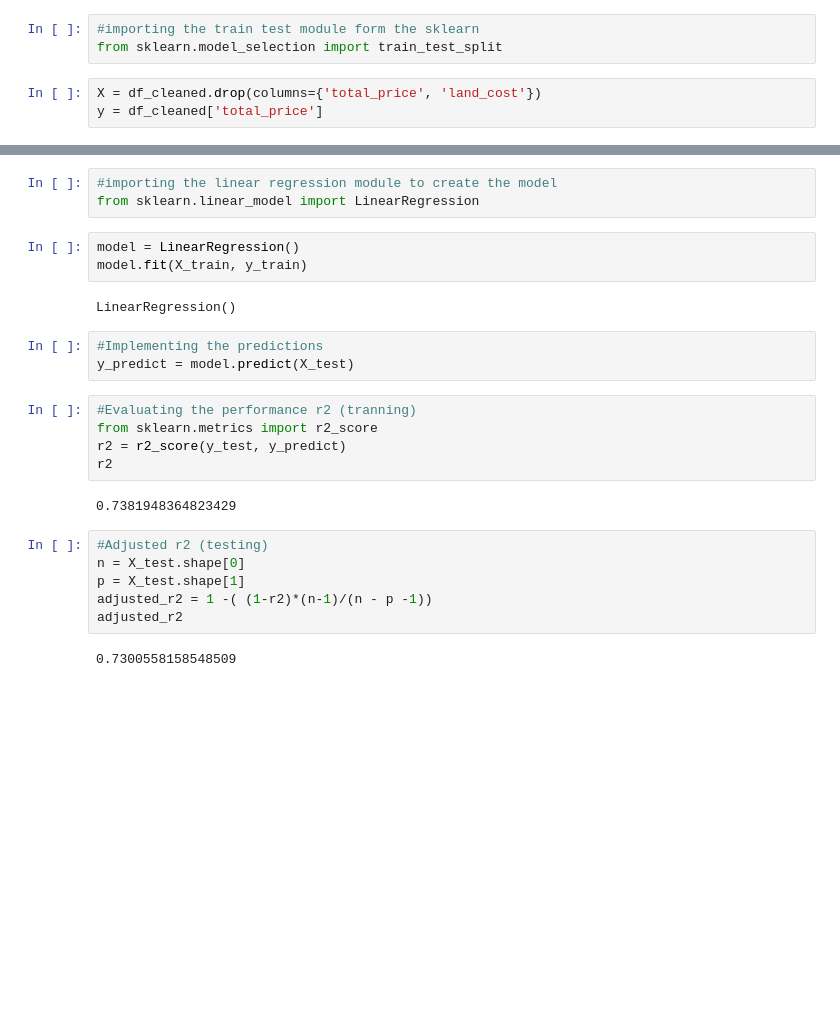
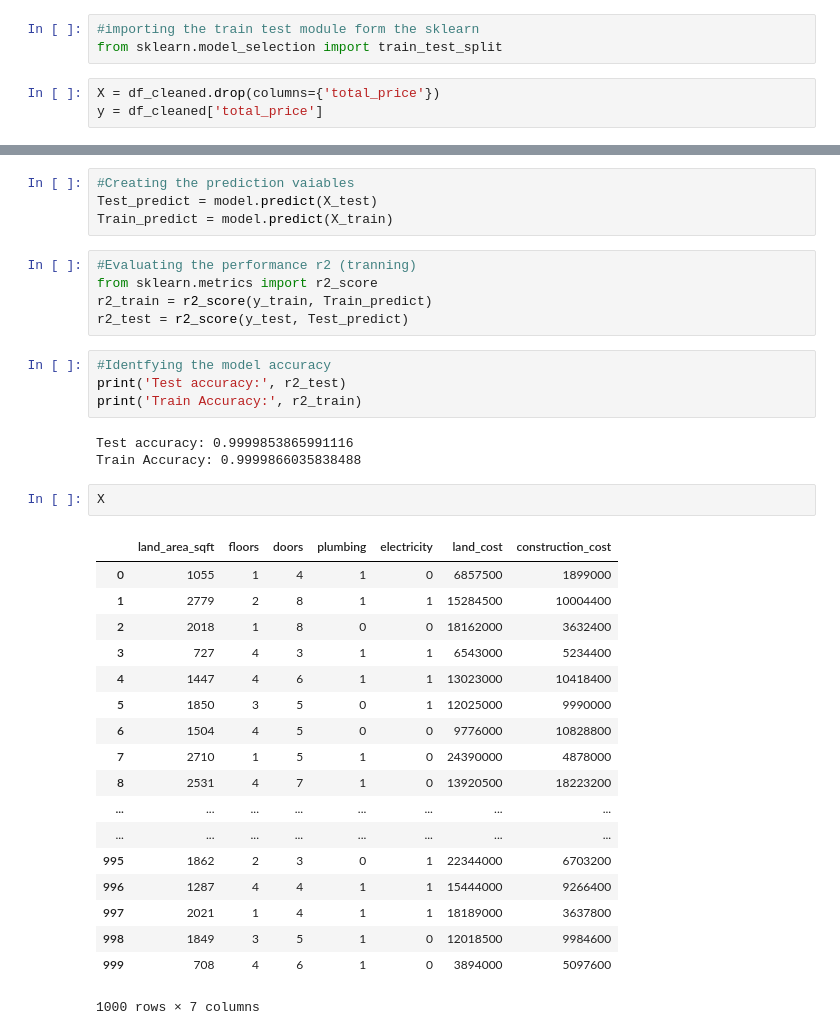
Before and after one commit to Limbu-Unish/Real_State_Prediction, a Jupyter notebook: Real_state_price_predection.ipynb, the cells around one changed output, grey strips where cells are left out. Saved outputs shown, nothing was run; the diff lists cells and outputs as text; blank space fills up the shorter version.

```diff
--- a/Real_state_price_predection.ipynb
+++ b/Real_state_price_predection.ipynb
@@ -289,7 +299,7 @@ df_cleaned
 #importing the train test module form the sklearn
 from sklearn.model_selection import train_test_split
 # %%
-X = df_cleaned.drop(columns={'total_price', 'land_cost'})
+X = df_cleaned.drop(columns={'total_price'})
 y = df_cleaned['total_price']
 # %%
 X_train, X_test, y_train, y_test = train_test_split(X, y, test_size=0.2, random_state=42)
@@ -296,26 +316,37 @@ X_train, X_test, y_train, y_test = train_test_split(X, y, test_size=0.2, random_
-# %%
-#importing the linear regression module to create the model
-from sklearn.linear_model import LinearRegression
-# %%
-model = LinearRegression()
-model.fit(X_train, y_train)
-# %% [output]
-LinearRegression()
 # %%
-#Implementing the predictions
-y_predict = model.predict(X_test)
+#Creating the prediction vaiables
+Test_predict = model.predict(X_test)
+Train_predict = model.predict(X_train)
 # %%
 #Evaluating the performance r2 (tranning)
 from sklearn.metrics import r2_score
-r2 = r2_score(y_test, y_predict)
-r2
+r2_train = r2_score(y_train, Train_predict)
+r2_test = r2_score(y_test, Test_predict)
-# %% [output]
-0.7381948364823429
 # %%
-#Adjusted r2 (testing)
-n = X_test.shape[0]
-p = X_test.shape[1]
-adjusted_r2 = 1 -( (1-r2)*(n-1)/(n - p -1))
-adjusted_r2
+#Identfying the model accuracy
+print('Test accuracy:', r2_test)
+print('Train Accuracy:', r2_train)
 # %% [output]
-0.7300558158548509
+Test accuracy: 0.9999853865991116
+Train Accuracy: 0.9999866035838488
+# %%
+X
+# %% [output]
+|  | land_area_sqft | floors | doors | plumbing | electricity | land_cost | construction_cost |
+| 0 | 1055 | 1 | 4 | 1 | 0 | 6857500 | 1899000 |
+| 1 | 2779 | 2 | 8 | 1 | 1 | 15284500 | 10004400 |
+| 2 | 2018 | 1 | 8 | 0 | 0 | 18162000 | 3632400 |
+| 3 | 727 | 4 | 3 | 1 | 1 | 6543000 | 5234400 |
+| 4 | 1447 | 4 | 6 | 1 | 1 | 13023000 | 10418400 |
+| 5 | 1850 | 3 | 5 | 0 | 1 | 12025000 | 9990000 |
+| 6 | 1504 | 4 | 5 | 0 | 0 | 9776000 | 10828800 |
+| 7 | 2710 | 1 | 5 | 1 | 0 | 24390000 | 4878000 |
+| 8 | 2531 | 4 | 7 | 1 | 0 | 13920500 | 18223200 |
+| ... | ... | ... | ... | ... | ... | ... | ... |
+| ... | ... | ... | ... | ... | ... | ... | ... |
+| 995 | 1862 | 2 | 3 | 0 | 1 | 22344000 | 6703200 |
+| 996 | 1287 | 4 | 4 | 1 | 1 | 15444000 | 9266400 |
+| 997 | 2021 | 1 | 4 | 1 | 1 | 18189000 | 3637800 |
+| 998 | 1849 | 3 | 5 | 1 | 0 | 12018500 | 9984600 |
+| 999 | 708 | 4 | 6 | 1 | 0 | 3894000 | 5097600 |
+1000 rows × 7 columns
```
Also changed, not shown: parts of 7 cells of this notebook.
